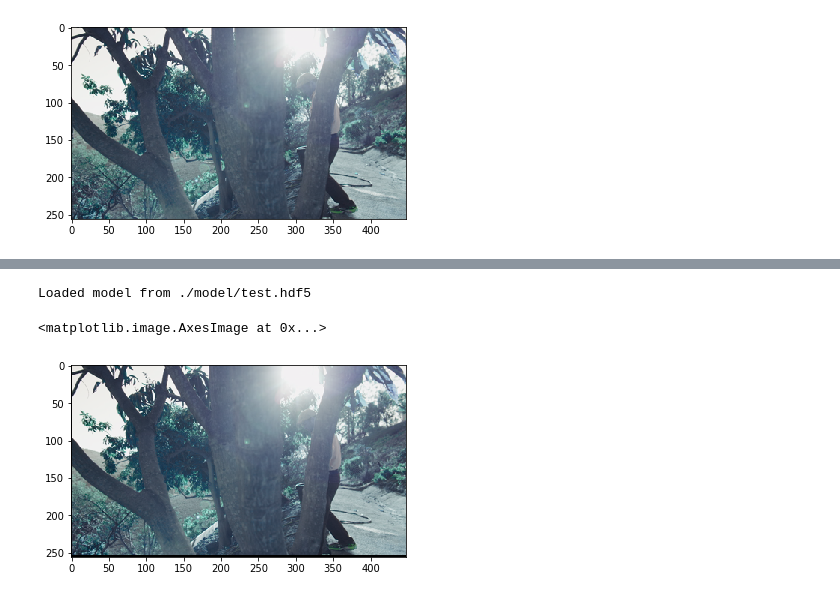
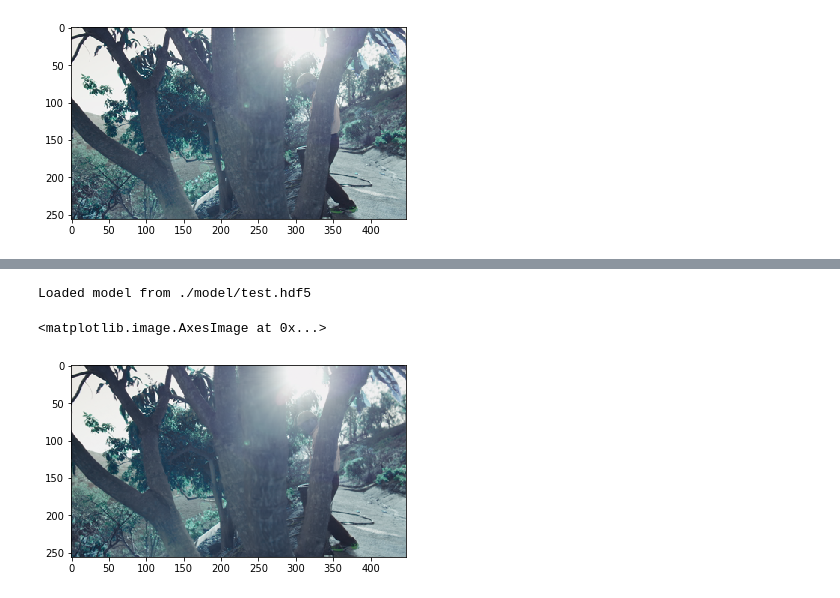
Before and after one commit to dannierl/Video-Frame-Interpolation, a Jupyter notebook: test.ipynb, the cells around one changed output, grey strips where cells are left out. Drawn from its saved outputs; the diff is of its cells as text; code cells hidden in the pictures.

Commit message:
Update training model

```diff
--- a/test.ipynb
+++ b/test.ipynb
@@ -24,3 +24,6 @@ plt.imshow(train_image[0][1])
 # %% [output]
 <matplotlib.image.AxesImage at 0x...>
 [figure]
+# %%
+train_image2 = helper.load_image(data_path, 2, 3)
+plt.imshow(train_image2[0][1])
@@ -27,9 +33,9 @@ plt.imshow(train_image[0][1])
 # %%
-predicted_frames = model.ada_conv_predict(train_image)
+predicted_frames = model.ada_conv_predict(train_image2)
 
 predicted_frames = predicted_frames.astype(dtype=np.uint8)
 plt.imshow(predicted_frames)
 # %% [output]
 Loaded model from ./model/test.hdf5
 <matplotlib.image.AxesImage at 0x...>
-[figure, old version]
+[figure, new version]
```
Also changed, not shown: parts of 2 cells of this notebook, 3 other files.
